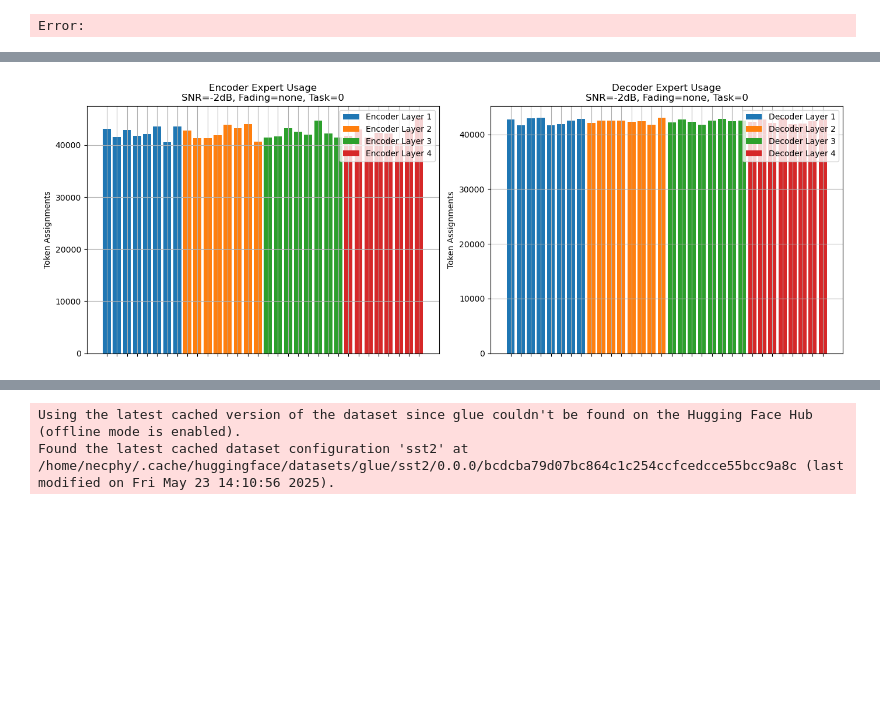
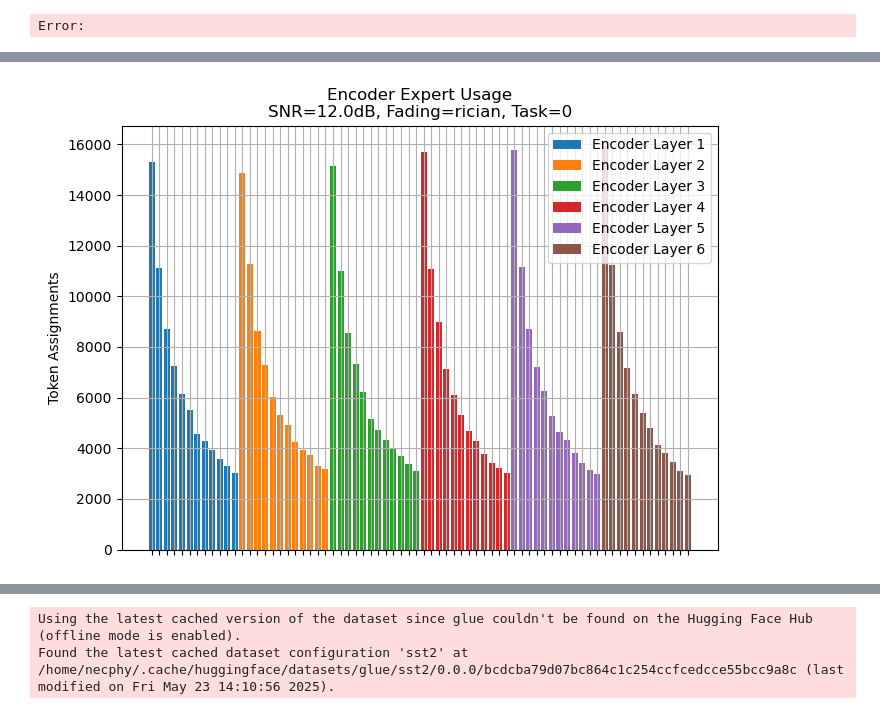
Before and after one commit to duchoang06/moe_semcom, a Jupyter notebook: visualize.ipynb, the cells around one changed output, grey strips where cells are left out. Drawn from its saved outputs; the diff is of its cells as text; code cells hidden in the pictures; blank space fills up the shorter version.

```diff
--- a/visualize.ipynb
+++ b/visualize.ipynb
@@ -414,21 +414,22 @@ from collections import defaultdict
 from semcom_model import MoE_SemCom, Transformer_SemCom, HetereoMoE_SemCom
 from utils import collate_fn, SST2Dataset, fix_seed
 
-# Setup
+
 tokenizer = BertTokenizer.from_pretrained('bert-base-uncased')
-fix_seed(2006)
+# fix_seed(2006)
 device = torch.device("cuda" if torch.cuda.is_available() else "cpu")
 
 # Load models
-model_moe = MoE_SemCom(num_tasks=2, embed_dim=256, task_dim=8, num_experts=8, transmit_dim=128, num_encd_layer=4).to(device)
+# model_moe = MoE_SemCom(num_tasks=2, embed_dim=256, task_dim=8, num_experts=8, transmit_dim=128, num_encd_layer=4).to(device)
 # model_dense = Transformer_SemCom(num_tasks=2, embed_dim=256, task_dim=8, transmit_dim=128, num_encd_layer=4).to(device)
-model_hetereo = HetereoMoE_SemCom(num_tasks=2, embed_dim=256, task_dim=8, num_experts=8, size_distribution='arithmetic', transmit_dim=128, num_encd_layer=4).to(device)  # NEW
 
-model_moe.load_state_dict(torch.load("checkpoints/MoE_encdlayer_20250524_044548.pt"))
+model_hetereo = HetereoMoE_SemCom(num_tasks=2, embed_dim=632, task_dim=8, num_experts=12, size_distribution='arithmetic', transmit_dim=128, num_encd_layer=6, num_heads=8).to(device)
+
+# model_moe.load_state_dict(torch.load("checkpoints/MoE_encdlayer_20250524_044548.pt"))
 # model_dense.load_state_dict(torch.load("checkpoints/Dense_encdlayer_20250523_154825.pt"))
-model_hetereo.load_state_dict(torch.load("checkpoints/HetereoMoE_encdlayer_20250524_110806.pt"))  # NEW
+model_hetereo.load_state_dict(torch.load("checkpoints/HMoE_sizeL_6_12_8_632_20250622_101333.pt", weights_only=True))
 
-model_moe.eval()
+# model_moe.eval()
 # model_dense.eval()
 model_hetereo.eval()
 
@@ -438,16 +439,16 @@ dataset = load_dataset("glue", "sst2", cache_dir='/home/necphy/.cache/huggingfac
 # test_loader = DataLoader(test_dataset, batch_size=64, shuffle=False, collate_fn=collate_fn)
 
 full_train_dataset = dataset['train']
-subset_indices = random.sample(range(len(full_train_dataset)), len(full_train_dataset) // 20)
+subset_indices = random.sample(range(len(full_train_dataset)), len(full_train_dataset) // 80)
 small_train_dataset = full_train_dataset.select(subset_indices)
 test_dataset = SST2Dataset(small_train_dataset)
 test_loader = DataLoader(test_dataset, batch_size=128, shuffle=True, collate_fn=collate_fn)
 
 # Parameters
 # snr_range = np.arange(-10, 20, 5)
-snr_range = np.array([-2, 10])  # Extended range for more granularity
-fading_range = ['none', 'rician']
-task_ids = [0, 1]  # Only reconstruction
+snr_range = np.array([12.0])
+fading_range = ['rician']
+task_ids = [0]
 
 # Run for each SNR and fading
 for snr in snr_range:
@@ -458,7 +459,7 @@ for snr in snr_range:
             # Use a dummy batch to determine encoder/decoder MoE split
             for texts, labels in test_loader:
                 with torch.no_grad():
-                    _, _, _, _, _, _, expert_masks = model_moe(texts, task, snr=float(snr), fading=fading) # (num_layers, num_tokens, num_experts)
+                    _, _, _, _, _, _, expert_masks = model_hetereo(texts, task, snr=float(snr), fading=fading) # (num_layers, num_tokens, num_experts)
 
                     # print(sum(expert_masks[0][:, -1]))
                 break
@@ -466,31 +467,30 @@ for snr in snr_range:
             num_layers_total = len(expert_masks)
             # print(len(expert_masks), expert_masks[0].shape)
 
-            num_layers_each = num_layers_total // 2 # number of layers in each transformer-based semantic encoder/decoder
+            num_layers_each = num_layers_total # number of layers in each transformer-based semantic encoder/decoder
             expert_usage_encoder = [defaultdict(int) for _ in range(num_layers_each)]
-            expert_usage_decoder = [defaultdict(int) for _ in range(num_layers_each)]
+            # expert_usage_decoder = [defaultdict(int) for _ in range(num_layers_each)]
 
             # Accumulate expert usage
             for texts, labels in test_loader:
                 with torch.no_grad():
-                    _, _, _, _, _, _, expert_masks = model_moe(texts, task, snr=float(snr), fading=fading)
+                    _, _, _, _, _, _, expert_masks = model_hetereo(texts, task, snr=float(snr), fading=fading)
 
 
                 for i, mask in enumerate(expert_masks): # mask shape: (num_tokens, num_experts)
                     topk_experts = torch.topk(mask, k=2, dim=-1).indices.cpu().numpy()
 
-
-                    if i < num_layers_each:
-                        usage_dict = expert_usage_encoder[i]
-                    else:
-                        usage_dict = expert_usage_decoder[i - num_layers_each]
+                    usage_dict = expert_usage_encoder[i]
+                    # else:
+                    #     usage_dict = expert_usage_decoder[i - num_layers_each]
 
                     for expert_ids in topk_experts:
                         for expert_id in expert_ids:
                             usage_dict[int(expert_id)] += 1
 
             # Plotting
-            fig, axs = plt.subplots(1, 2, figsize=(14, 5))
+            # fig, axs = plt.subplots(1, 2, figsize=(14, 5))
+            fig, axs = plt.subplots(figsize=(7, 5))
 
             # Encoder Plot
             for i, usage_dict in enumerate(expert_usage_encoder):
@@ -498,34 +498,35 @@ for snr in snr_range:
                 # experts = list(range(16))  # fixed list
 
                 counts = [usage_dict[e] for e in experts]
-                axs[0].bar([f'EncL{i+1}_E{e}' for e in experts], counts, label=f'Encoder Layer {i+1}')
+                axs.bar([f'EncL{i+1}_E{e}' for e in experts], counts, label=f'Encoder Layer {i+1}')
                 # axs[0].bar(range(len(experts)), counts, label=f'Encoder Layer {i+1}')
 
 
-            axs[0].set_title(f'Encoder Expert Usage\nSNR={snr}dB, Fading={fading}, Task={task}')
-            axs[0].set_ylabel('Token Assignments')
-            axs[0].set_xticklabels([])
+            axs.set_title(f'Encoder Expert Usage\nSNR={snr}dB, Fading={fading}, Task={task}')
+            axs.set_ylabel('Token Assignments')
+            axs.set_xticklabels([])
             # axs[0].set_xticklabels(axs[0].get_xticklabels(), rotation=45, ha='right')
-            axs[0].legend()
-            axs[0].grid(True)
+            axs.legend(loc='upper right')
+            axs.grid(True)
 
             # Decoder Plot
-            for i, usage_dict in enumerate(expert_usage_decoder):
-                experts = sorted(usage_dict.keys())
-                # experts = list(range(16))  # fixed list
+            # for i, usage_dict in enumerate(expert_usage_decoder):
+            #     experts = sorted(usage_dict.keys())
+            #     # experts = list(range(16))  # fixed list
 
-                counts = [usage_dict[e] for e in experts]
-                axs[1].bar([f'DecL{i+1}_E{e}' for e in experts], counts, label=f'Decoder Layer {i+1}')
-                # axs[1].bar(range(len(experts)), counts, label=f'Decoder Layer {i+1}')
+            #     counts = [usage_dict[e] for e in experts]
+            #     axs[1].bar([f'DecL{i+1}_E{e}' for e in experts], counts, label=f'Decoder Layer {i+1}')
+            #     # axs[1].bar(range(len(experts)), counts, label=f'Decoder Layer {i+1}')
 
-            axs[1].set_title(f'Decoder Expert Usage\nSNR={snr}dB, Fading={fading}, Task={task}')
-            axs[1].set_ylabel('Token Assignments')
-            # axs[1].set_xticklabels(axs[1].get_xticklabels(), rotation=45, ha='right')
-            axs[1].set_xticklabels([])
+            # axs[1].set_title(f'Decoder Expert Usage\nSNR={snr}dB, Fading={fading}, Task={task}')
+            # axs[1].set_ylabel('Token Assignments')
+            # # axs[1].set_xticklabels(axs[1].get_xticklabels(), rotation=45, ha='right')
+            # axs[1].set_xticklabels([])
 
-            axs[1].legend()
-            axs[1].grid(True)
+            # axs[1].legend()
+            # axs[1].grid(True)
 
+            # axs[1].axis('off')
             plt.tight_layout()
             plt.show()
 # %% [output]
@@ -535 +536 @@ Processing SNR=-2, Fading=none, Task=0
-[figure, old version]
+[figure, new version]
```
Also changed, not shown: parts of 1 cell of this notebook, 24 other files.
